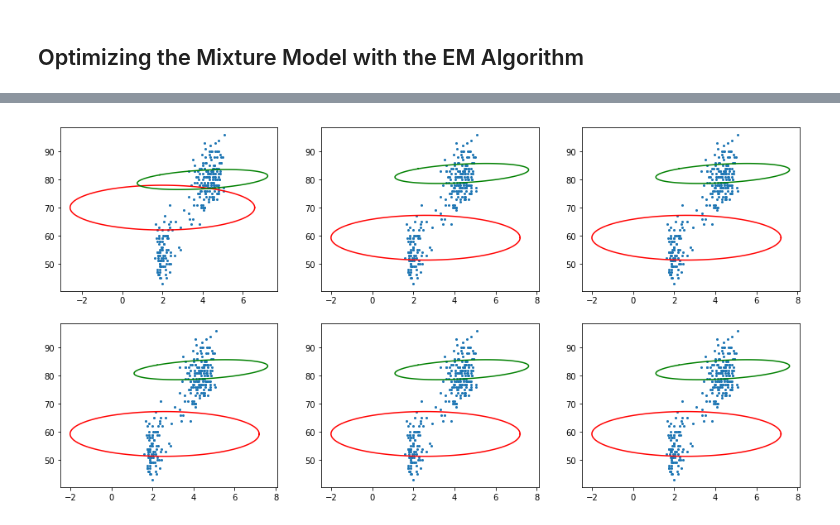
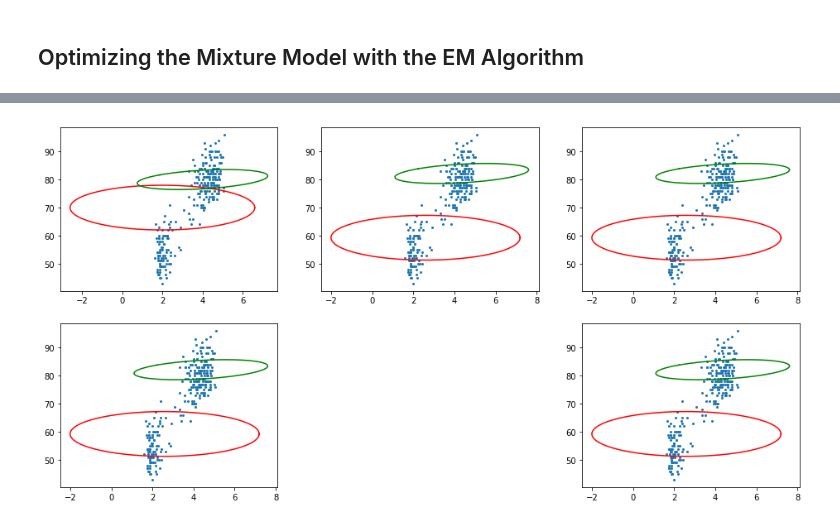
Before and after one commit to brennanmcfarland/pgm, a Jupyter notebook: Homework 4 Exercise 1.ipynb, the cells around one changed output, grey strips where cells are left out. Drawn from its saved outputs; the diff is of its cells as text; code cells hidden in the pictures.

```diff
--- a/Homework 4 Exercise 1.ipynb
+++ b/Homework 4 Exercise 1.ipynb
@@ -105,22 +115,32 @@ The basic idea of optimization process here is iteratively run **expectation** a
 # %%
 from gmmlib import expectation, maximization, maximization_mean
 
 # make a true copy of our model
 gmmcp = copy.deepcopy(gmm)
 
 # create figure
 plt.figure(figsize=(16, 8))
 # improve model with EM-Algorithm
-for i in range(5):
+converged = False
+i = 0
+while(not converged):
+    means = [gmmcp[k]['mean'] for k in range(len(gmmcp))]
     # plot current status
     plt.subplot(231 + i)
     gmmplot(data, gmmcp)
     # excute EM-Algorithm
     for j in range(5):
         posterior = expectation(data, gmmcp)
         gmmcp = maximization_mean(posterior, data, gmmcp)
+    converged = True
+    for k in range(len(gmmcp)):
+        for j in range(len(gmmcp[k]['mean'])):
+            if abs(means[k][j] - gmmcp[k]['mean'][j]) >.000000000001:
+                converged = False
+                break
+    i+= 1
 # plot final status
 plt.subplot(236)
 gmmplot(data,gmmcp)
 # %% [output]
-[figure, old version]
+[figure, new version]
```
Also changed, not shown: parts of 10 cells of this notebook, 3 other files.
